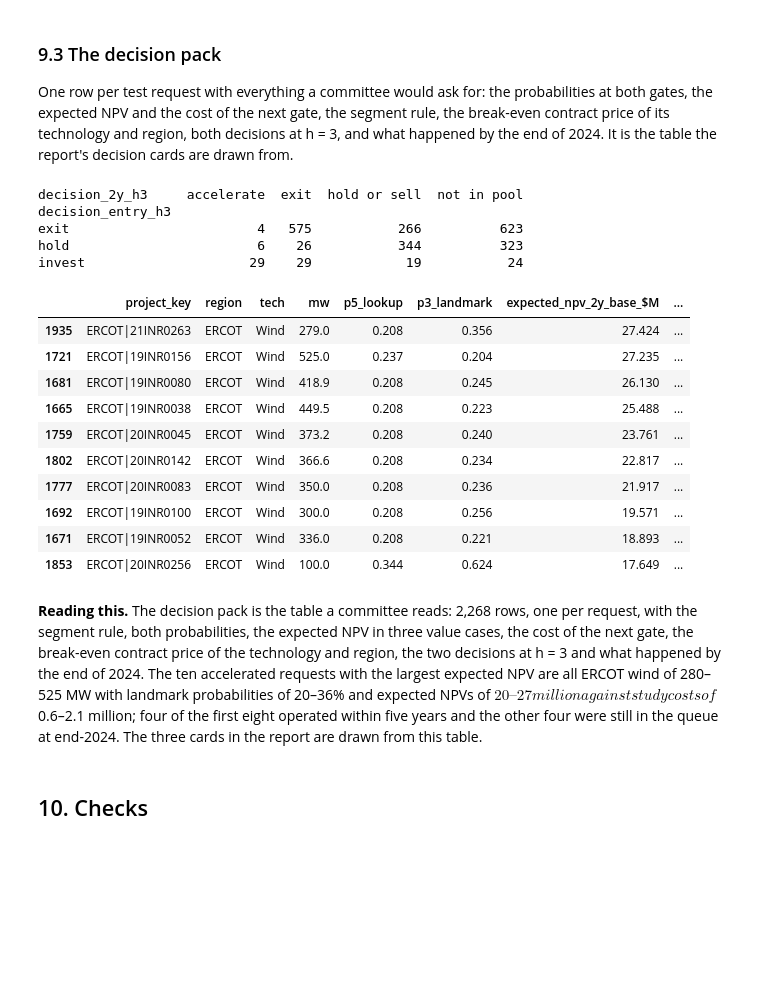
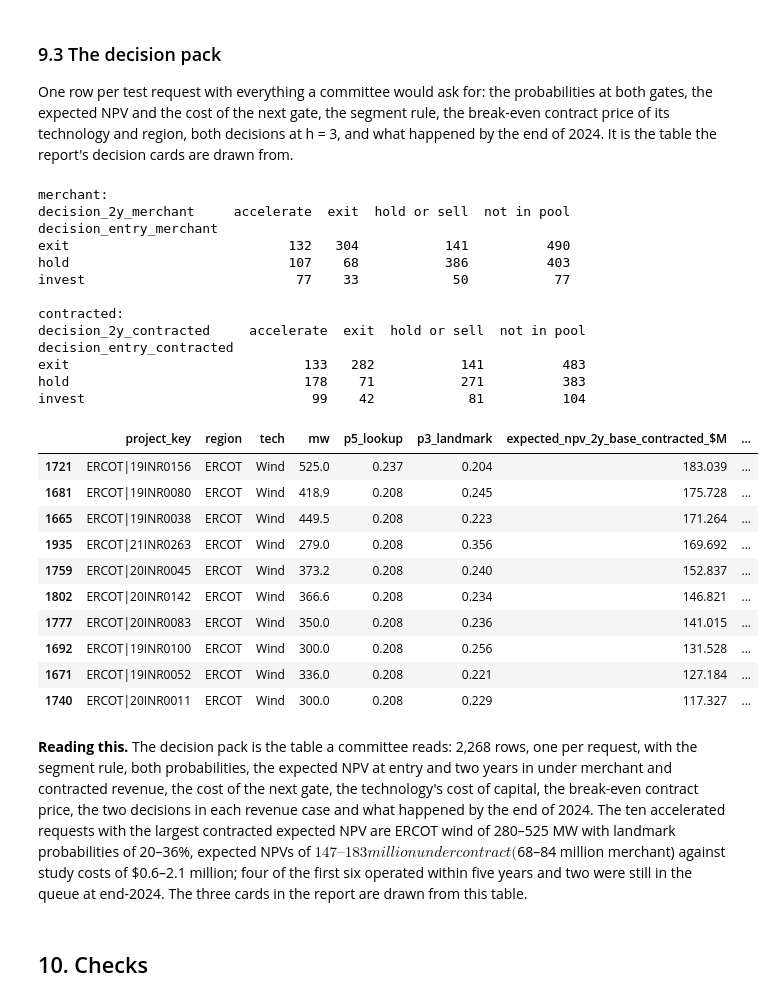
Before and after one commit to alanmossinger/Capstone, a Jupyter notebook: notebooks/16_portfolio.ipynb, the cells around one changed output. Saved outputs shown, nothing was run; the diff lists cells and outputs as text; code cells hidden in the pictures; blank space fills up the shorter version.

```diff
--- a/notebooks/16_portfolio.ipynb
+++ b/notebooks/16_portfolio.ipynb
@@ -741,38 +758,52 @@ One row per test request with everything a committee would ask for: the probabil
 # %%
 status = np.where(built5, "operated within 5 years", np.where((test["event"] == 2) & (test["duration_years"] <= 5), "withdrew within 5 years", "still waiting at 5 years"))
 pack = pd.DataFrame({
     "project_key": keys.to_numpy(), "region": regions_arr, "state": test["state"].to_numpy(), "tech": test["tech"].to_numpy(), "mw": mw_arr, "q_year": test["q_year"].to_numpy(),
     "segment": segs["segment"].to_numpy(), "segment_rule": segs["rule"].to_numpy(), "p5_lookup": p_cell, "p5_segment": p_leaf, "p5_model_repaired": P_model[:, 4],
-    "expected_npv_entry_base_$M": ev_entry["base"] / 1e6, "expected_npv_entry_low_$M": ev_entry["low"] / 1e6, "expected_npv_entry_high_$M": ev_entry["high"] / 1e6,
-    "cost_to_next_gate_base_$M": cost_case["base"] / 1e6, "npv_per_mw_if_built_year3_$M": npv_req["npv_per_mw_if_built_year3_base"].to_numpy() / 1e6,
+    "cost_to_next_gate_base_$M": cost_case["base"] / 1e6, "rate": rate_arr,
     "breakeven_price_$MWh": [BREAKEVEN.get((r, t), np.nan) for r, t in zip(regions_arr, test["tech"])],
-    "decision_entry_h3": g1[H_MAIN], "in_pool_2y": in_pool, "p3_landmark": np.where(in_pool, P2[:, 2], np.nan),
-    "expected_npv_2y_base_$M": np.where(in_pool, ev_2["base"] / 1e6, np.nan), "decision_2y_h3": np.where(in_pool, g2[H_MAIN], ""),
+    "in_pool_2y": in_pool, "p3_landmark": np.where(in_pool, P2[:, 2], np.nan),
     "status_end_2024": status, "operated_within_3y_of_gate": np.where(in_pool, op3, False),
 })
+for rc in REVENUE_CASES:
+    pack[f"expected_npv_entry_base_{rc}_$M"] = ev_entry[rc]["base"] / 1e6
+    pack[f"npv_per_mw_if_built_year3_{rc}_$M"] = npv_req[("npv_per_mw_if_built_year3_base" if rc == "merchant" else "npv_per_mw_contracted_if_built_year3_base")].to_numpy() / 1e6
+    pack[f"decision_entry_{rc}"] = g1[rc][H_G1]
+    pack[f"expected_npv_2y_base_{rc}_$M"] = np.where(in_pool, ev_2[rc]["base"] / 1e6, np.nan)
+    pack[f"decision_2y_{rc}"] = np.where(in_pool, g2[rc][H_G2], "")
 pack.to_csv(paths.RESULTS / "decision_pack.csv", index=False)
-print(pd.crosstab(pack["decision_entry_h3"], pack["decision_2y_h3"].replace("", "not in pool")))
-pack[pack["decision_2y_h3"] == "accelerate"].sort_values("expected_npv_2y_base_$M", ascending=False).head(10)[
-    ["project_key", "region", "tech", "mw", "p5_lookup", "p3_landmark", "expected_npv_2y_base_$M", "cost_to_next_gate_base_$M", "decision_entry_h3", "status_end_2024"]].round(3)
+for rc in REVENUE_CASES:
+    print(f"\n{rc}:")
+    print(pd.crosstab(pack[f"decision_entry_{rc}"], pack[f"decision_2y_{rc}"].replace("", "not in pool")))
+pack[pack["decision_2y_contracted"] == "accelerate"].sort_values("expected_npv_2y_base_contracted_$M", ascending=False).head(10)[
+    ["project_key", "region", "tech", "mw", "p5_lookup", "p3_landmark", "expected_npv_2y_base_contracted_$M", "expected_npv_2y_base_merchant_$M", "cost_to_next_gate_base_$M", "decision_entry_contracted", "status_end_2024"]].round(3)
 # %% [output]
-decision_2y_h3     accelerate  exit  hold or sell  not in pool
-decision_entry_h3
-exit                        4   575           266          623
-hold                        6    26           344          323
-invest                     29    29            19           24
+merchant:
+decision_2y_merchant     accelerate  exit  hold or sell  not in pool
+decision_entry_merchant
+exit                            132   304           141          490
+hold                            107    68           386          403
+invest                           77    33            50           77
+
+contracted:
+decision_2y_contracted     accelerate  exit  hold or sell  not in pool
+decision_entry_contracted
+exit                              133   282           141          483
+hold                              178    71           271          383
+invest                             99    42            81          104
-|  | project_key | region | tech | mw | p5_lookup | p3_landmark | expected_npv_2y_base_$M | ... |
-| 1935 | ERCOT|21INR0263 | ERCOT | Wind | 279.0 | 0.208 | 0.356 | 27.424 | ... |
-| 1721 | ERCOT|19INR0156 | ERCOT | Wind | 525.0 | 0.237 | 0.204 | 27.235 | ... |
-| 1681 | ERCOT|19INR0080 | ERCOT | Wind | 418.9 | 0.208 | 0.245 | 26.130 | ... |
-| 1665 | ERCOT|19INR0038 | ERCOT | Wind | 449.5 | 0.208 | 0.223 | 25.488 | ... |
-| 1759 | ERCOT|20INR0045 | ERCOT | Wind | 373.2 | 0.208 | 0.240 | 23.761 | ... |
-| 1802 | ERCOT|20INR0142 | ERCOT | Wind | 366.6 | 0.208 | 0.234 | 22.817 | ... |
-| 1777 | ERCOT|20INR0083 | ERCOT | Wind | 350.0 | 0.208 | 0.236 | 21.917 | ... |
-| 1692 | ERCOT|19INR0100 | ERCOT | Wind | 300.0 | 0.208 | 0.256 | 19.571 | ... |
-| 1671 | ERCOT|19INR0052 | ERCOT | Wind | 336.0 | 0.208 | 0.221 | 18.893 | ... |
-| 1853 | ERCOT|20INR0256 | ERCOT | Wind | 100.0 | 0.344 | 0.624 | 17.649 | ... |
+|  | project_key | region | tech | mw | p5_lookup | p3_landmark | expected_npv_2y_base_contracted_$M | ... |
+| 1721 | ERCOT|19INR0156 | ERCOT | Wind | 525.0 | 0.237 | 0.204 | 183.039 | ... |
+| 1681 | ERCOT|19INR0080 | ERCOT | Wind | 418.9 | 0.208 | 0.245 | 175.728 | ... |
+| 1665 | ERCOT|19INR0038 | ERCOT | Wind | 449.5 | 0.208 | 0.223 | 171.264 | ... |
+| 1935 | ERCOT|21INR0263 | ERCOT | Wind | 279.0 | 0.208 | 0.356 | 169.692 | ... |
+| 1759 | ERCOT|20INR0045 | ERCOT | Wind | 373.2 | 0.208 | 0.240 | 152.837 | ... |
+| 1802 | ERCOT|20INR0142 | ERCOT | Wind | 366.6 | 0.208 | 0.234 | 146.821 | ... |
+| 1777 | ERCOT|20INR0083 | ERCOT | Wind | 350.0 | 0.208 | 0.236 | 141.015 | ... |
+| 1692 | ERCOT|19INR0100 | ERCOT | Wind | 300.0 | 0.208 | 0.256 | 131.528 | ... |
+| 1671 | ERCOT|19INR0052 | ERCOT | Wind | 336.0 | 0.208 | 0.221 | 127.184 | ... |
+| 1740 | ERCOT|20INR0011 | ERCOT | Wind | 300.0 | 0.208 | 0.229 | 117.327 | ... |
 # %% [markdown]
-**Reading this.** The decision pack is the table a committee reads: 2,268 rows, one per request, with the segment rule, both probabilities, the expected NPV in three value cases, the cost of the next gate, the break-even contract price of the technology and region, the two decisions at h = 3 and what happened by the end of 2024. The ten accelerated requests with the largest expected NPV are all ERCOT wind of 280–525 MW with landmark probabilities of 20–36% and expected NPVs of $20–27 million against study costs of $0.6–2.1 million; four of the first eight operated within five years and the other four were still in the queue at end-2024. The three cards in the report are drawn from this table.
+**Reading this.** The decision pack is the table a committee reads: 2,268 rows, one per request, with the segment rule, both probabilities, the expected NPV at entry and two years in under merchant and contracted revenue, the cost of the next gate, the technology's cost of capital, the break-even contract price, the two decisions in each revenue case and what happened by the end of 2024. The ten accelerated requests with the largest contracted expected NPV are ERCOT wind of 280–525 MW with landmark probabilities of 20–36%, expected NPVs of $147–183 million under contract ($68–84 million merchant) against study costs of $0.6–2.1 million; four of the first six operated within five years and two were still in the queue at end-2024. The three cards in the report are drawn from this table.
 # %% [markdown]
 ## 10. Checks
 # %%
```
Also changed, not shown: parts of 12 cells of this notebook, 33 other files.
